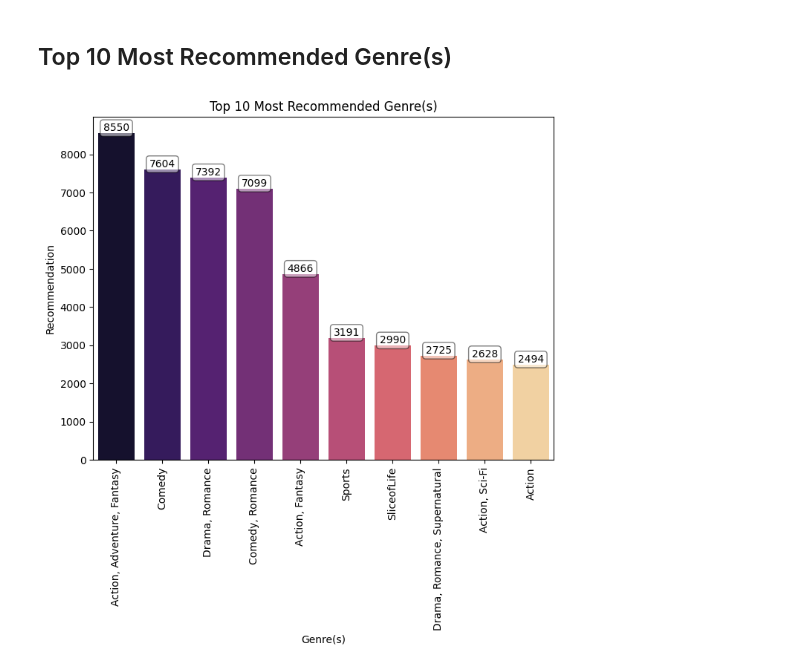
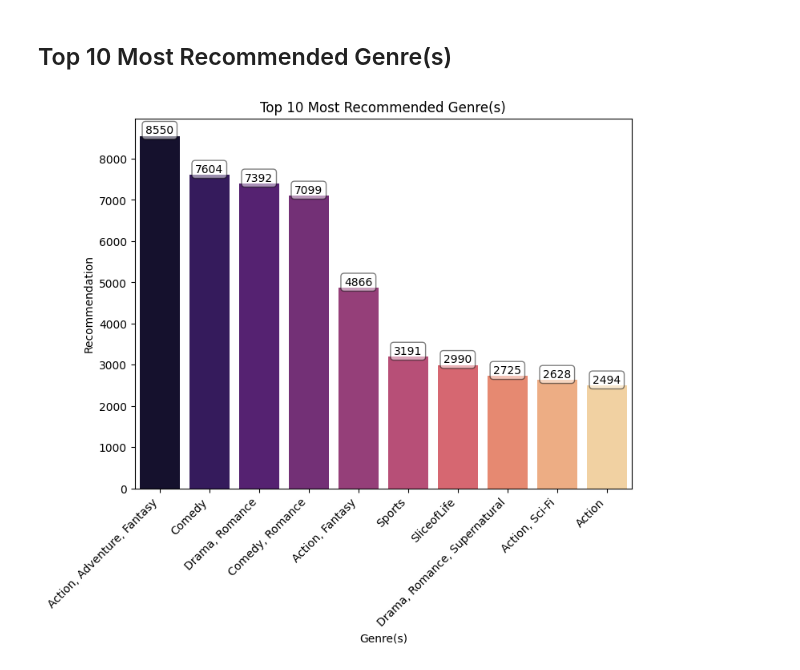
Before and after one commit to hatarakris/Data-Projects, a Jupyter notebook: anime_EDA.ipynb, the cells around one changed output. Saved outputs shown, nothing was run; the diff lists cells and outputs as text; code cells hidden in the pictures.

```diff
--- a/anime_EDA.ipynb
+++ b/anime_EDA.ipynb
@@ -92,6 +92,5 @@ for columns in df[symbols_to_remove]:
 # %%
 # Filling null values
-df['English Name'] = df['English Name'].fillna(value='None')
-df['Japanese'] = df['Japanese'].fillna(value='None')
+df[['English Name', 'Japanese']] = df[['English Name', 'Japanese']].fillna(value='None')
 # %% [markdown]
 **We're going to use values from the 'Aired' column to fill null and '?' values in the 'Premiered' column.**
@@ -213,3 +231,7 @@ Length: 10141, dtype: object
 # %%
 # Applying new values
-df.loc[(df['Premiered'].isna()) | (df['Premiered'].str.contains("\?")), 'Premiered'] = season_premiered
+df.loc[(df['Premiered'].isna()) |
+       (df['Premiered'].str.contains("\?")),
+       'Premiered'] = season_premiered
+
+df['Premiered'].isna().sum()
@@ -223,5 +243,5 @@ df['Premiered'].isna().sum()
 ## Titles Released Over the Years
 # %%
 # Making new 'ReleaseYear' column
-df['ReleaseYear'] = pd.to_numeric(df['Premiered'].str.split(' ', expand=True)[1])
+df['ReleaseYear'] = pd.to_numeric(df['Premiered'].str.split().str[1])
 # %%
@@ -251,7 +270,7 @@ plt.show()
 ## Most Recommended by Season
 # %%
 # Making new 'Season' column
-df['Season'] = df['Premiered'].str.split(expand=True)[0]
+df['Season'] = df['Premiered'].str.split().str[0]
 # %%
 df['Season'].unique()
 # %% [output]
@@ -427,18 +446,18 @@ plt.show()
 # %%
 genre_df = pd.DataFrame(df.groupby('Genres')['Recommended'].sum().sort_values(ascending=False).head(10))
 
 plt.figure(figsize=(8, 6))
 ax=sns.barplot(data=genre_df, x=genre_df.index, y=genre_df['Recommended'], palette='magma')
 for item in ax.containers:
     ax.bar_label(item, label_type='edge', fontsize=10, color='black',
               bbox=dict(boxstyle='round', facecolor='white', alpha=0.5))
 
 plt.title('Top 10 Most Recommended Genre(s)')
 plt.xlabel('Genre(s)')
 plt.ylabel('Recommendation')
-plt.xticks(rotation=90)
+plt.xticks(rotation=45, ha='right')
 plt.show()
 # %% [output]
-[figure, old version]
+[figure, new version]
 # %%
 # Checking if an anime that meets all the requirements exists
```
Also changed, not shown: parts of 20 cells of this notebook.
